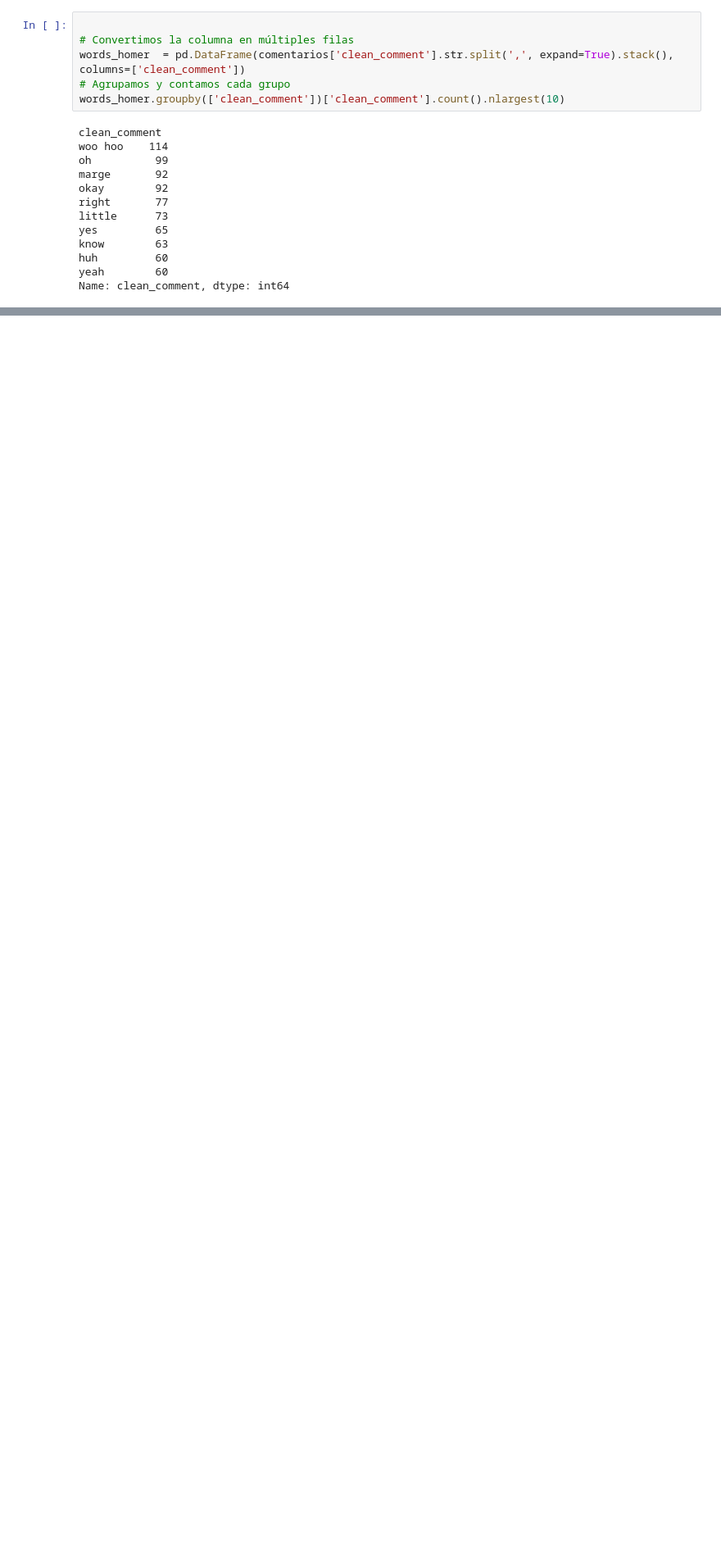
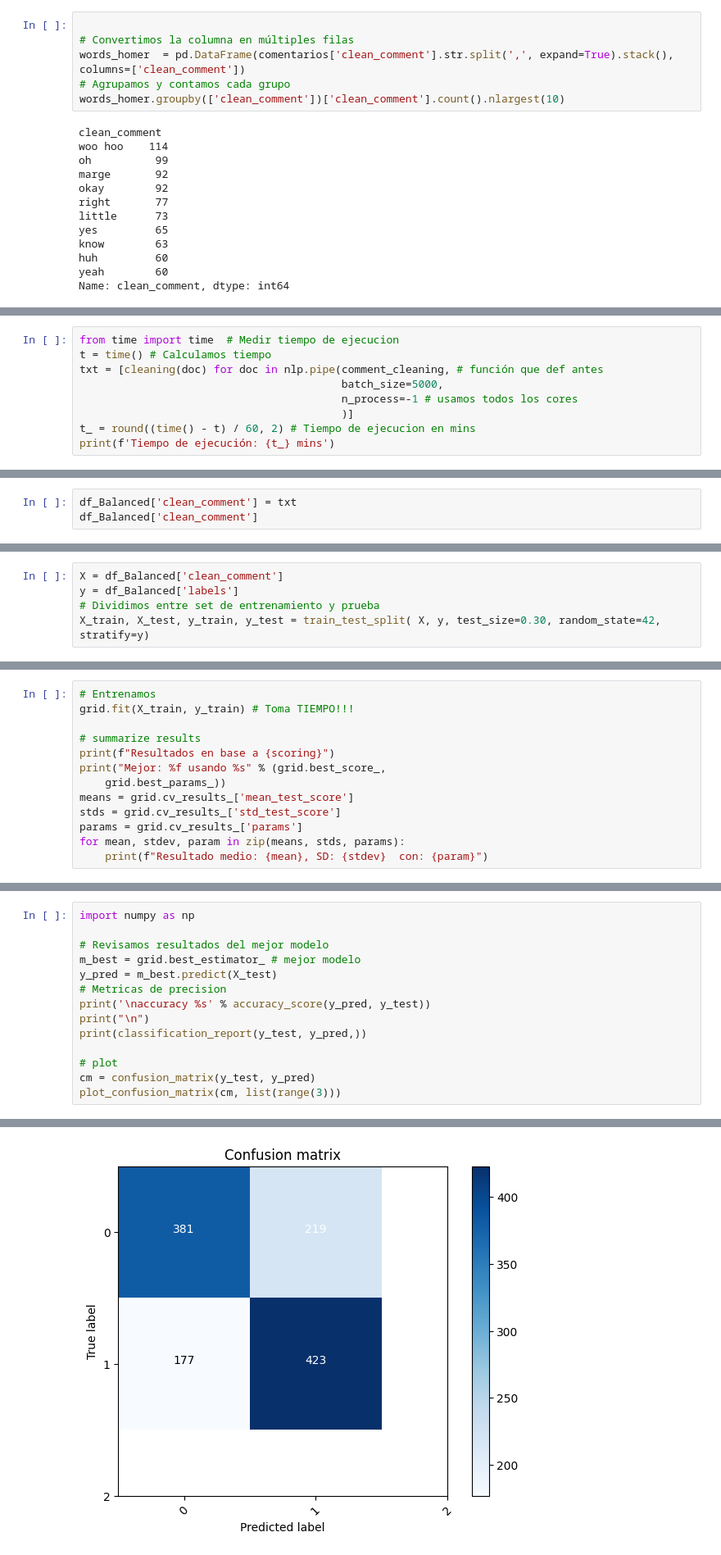
Before and after one commit to AlxdrDns/Natural-Language-Processing, a Jupyter notebook: Word2Vec Tutorial.ipynb, the cells around one changed output, grey strips where cells are left out. Shown at 82% size. Cells and saved outputs as stored; diff of their text form; blank space fills up the shorter version.

```diff
--- a/Word2Vec Tutorial.ipynb
+++ b/Word2Vec Tutorial.ipynb
@@ -950,0 +1106,9 @@ Name: clean_comment, dtype: int64
+# %%
+from time import time  # Medir tiempo de ejecucion
+t = time() # Calculamos tiempo
+txt = [cleaning(doc) for doc in nlp.pipe(comment_cleaning, # función que def antes
+                                         batch_size=5000,
+                                         n_process=-1 # usamos todos los cores
+                                         )]
+t_ = round((time() - t) / 60, 2) # Tiempo de ejecucion en mins
+print(f'Tiempo de ejecución: {t_} mins')
@@ -950,0 +1117,3 @@ Name: clean_comment, dtype: int64
+# %%
+df_Balanced['clean_comment'] = txt
+df_Balanced['clean_comment']
@@ -950,0 +1142,5 @@ Name: clean_comment, dtype: int64
+# %%
+X = df_Balanced['clean_comment']
+y = df_Balanced['labels']
+# Dividimos entre set de entrenamiento y prueba
+X_train, X_test, y_train, y_test = train_test_split( X, y, test_size=0.30, random_state=42, stratify=y)
@@ -950,0 +1175,13 @@ Name: clean_comment, dtype: int64
+# %%
+# Entrenamos
+grid.fit(X_train, y_train) # Toma TIEMPO!!!
+
+# summarize results
+print(f"Resultados en base a {scoring}")
+print("Mejor: %f usando %s" % (grid.best_score_,
+    grid.best_params_))
+means = grid.cv_results_['mean_test_score']
+stds = grid.cv_results_['std_test_score']
+params = grid.cv_results_['params']
+for mean, stdev, param in zip(means, stds, params):
+    print(f"Resultado medio: {mean}, SD: {stdev}  con: {param}")
@@ -950,0 +1247,15 @@ Name: clean_comment, dtype: int64
+# %%
+import numpy as np
+
+# Revisamos resultados del mejor modelo
+m_best = grid.best_estimator_ # mejor modelo
+y_pred = m_best.predict(X_test)
+# Metricas de precision
+print('\naccuracy %s' % accuracy_score(y_pred, y_test))
+print("\n")
+print(classification_report(y_test, y_pred,))
+
+# plot
+cm = confusion_matrix(y_test, y_pred)
+plot_confusion_matrix(cm, list(range(3)))
+# %% [output]
@@ -950,0 +1277 @@ Name: clean_comment, dtype: int64
+[figure, added]
```
Also changed, not shown: parts of 17 cells of this notebook.
